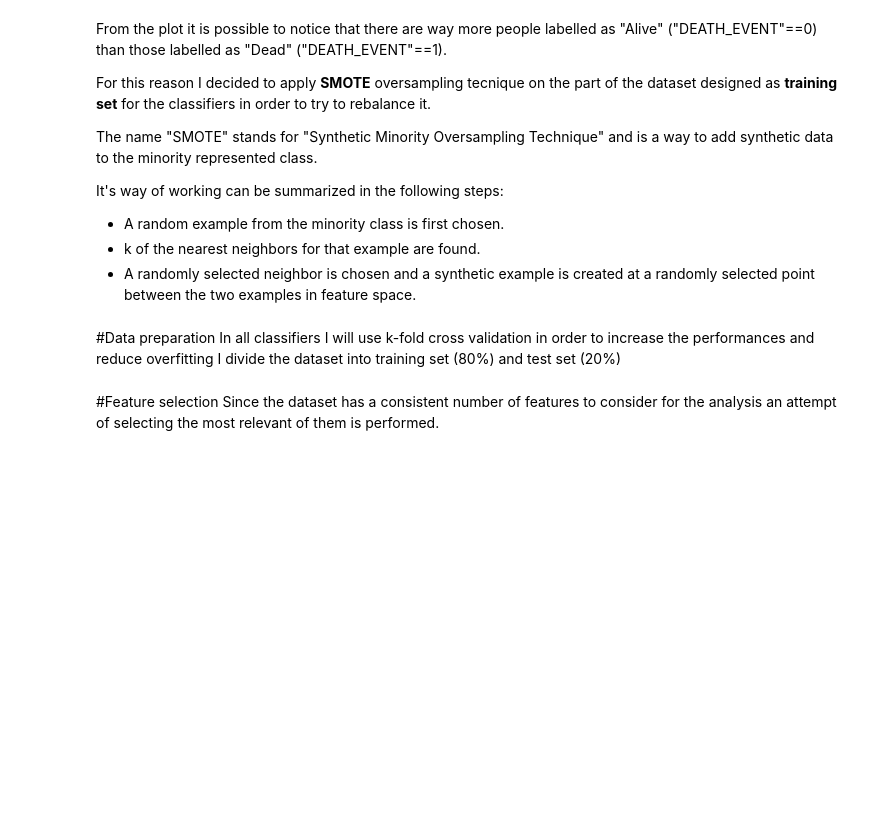
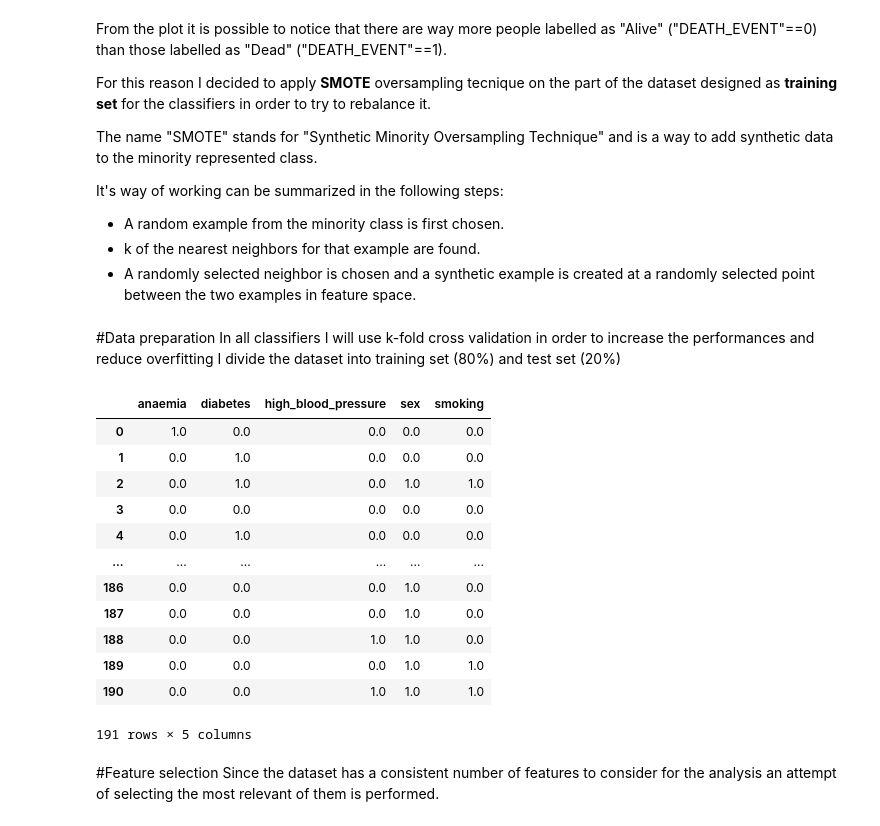
Before and after one commit to ele9996/Heart-failure-clinical-records-analysis, a Jupyter notebook: main.ipynb, the cells around one changed output. Saved outputs shown, nothing was run; the diff lists cells and outputs as text; code cells hidden in the pictures; blank space fills up the shorter version.

```diff
--- a/main.ipynb
+++ b/main.ipynb
@@ -334,23 +335,36 @@ trainDf = pd.concat([x_train_Df, y_train_Df], axis = 1)
 # %%
 #I divide the train set in training and validation set for performing standard validation
 x_train_noPca, x_val_noPca, y_train_noPca, y_val_noPca = train_test_split(x_train_noPca,y_train_noPca,test_size= 0.2 )
 
 x_trainsd_df=pd.DataFrame(data = x_train_noPca, columns = features)
 x_valsd_df=pd.DataFrame(data = x_val_noPca, columns = features)
 x_testsd_df=pd.DataFrame(data = x_test_noPca, columns = features)
 y_trainsd_Df =pd.DataFrame(data=y_train_noPca, columns= ["DEATH_EVENT"])
 
 
-x_trainsd_numerical=x_trainsd_df.loc[:,numerical_features].values
-x_testsd_numerical=x_testsd_df.loc[:,numerical_features].values
-x_valsd_numerical=x_valsd_df.loc[:,numerical_features].values
+x_trainsd_numerical=x_trainsd_df.loc[:,numerical_features]
+x_testsd_numerical=x_testsd_df.loc[:,numerical_features]
+x_valsd_numerical=x_valsd_df.loc[:,numerical_features]
 
-x_trainsd_categorical=x_trainsd_df.loc[:,categorical_features].values
-x_testsd_categorical=x_testsd_df.loc[:,categorical_features].values
-x_valsd_categorical=x_valsd_df.loc[:,categorical_features].values
+x_trainsd_categorical=x_trainsd_df.loc[:,categorical_features]
+x_testsd_categorical=x_testsd_df.loc[:,categorical_features]
+x_valsd_categorical=x_valsd_df.loc[:,categorical_features]
 
-#x_trainsd_numerical_Df = pd.DataFrame(data = x_trainsd_numerical, columns = numerical_features)
-#x_trainsd_categorical_Df = pd.DataFrame(data = x_trainsd_categorical, columns = categorical_features)
+x_trainsd_categorical
+# %% [output]
+|  | anaemia | diabetes | high_blood_pressure | sex | smoking |
+| 0 | 1.0 | 0.0 | 0.0 | 0.0 | 0.0 |
+| 1 | 0.0 | 1.0 | 0.0 | 0.0 | 0.0 |
+| 2 | 0.0 | 1.0 | 0.0 | 1.0 | 1.0 |
+| 3 | 0.0 | 0.0 | 0.0 | 0.0 | 0.0 |
+| 4 | 0.0 | 1.0 | 0.0 | 0.0 | 0.0 |
+| ... | ... | ... | ... | ... | ... |
+| 186 | 0.0 | 0.0 | 0.0 | 1.0 | 0.0 |
+| 187 | 0.0 | 0.0 | 0.0 | 1.0 | 0.0 |
+| 188 | 0.0 | 0.0 | 1.0 | 1.0 | 0.0 |
+| 189 | 0.0 | 0.0 | 0.0 | 1.0 | 1.0 |
+| 190 | 0.0 | 0.0 | 1.0 | 1.0 | 1.0 |
+191 rows × 5 columns
 # %% [markdown]
 #Feature selection
 Since the dataset has a consistent number of features to consider for the analysis an attempt of selecting the most relevant of them is performed.
```
Also changed, not shown: parts of 25 cells of this notebook.
